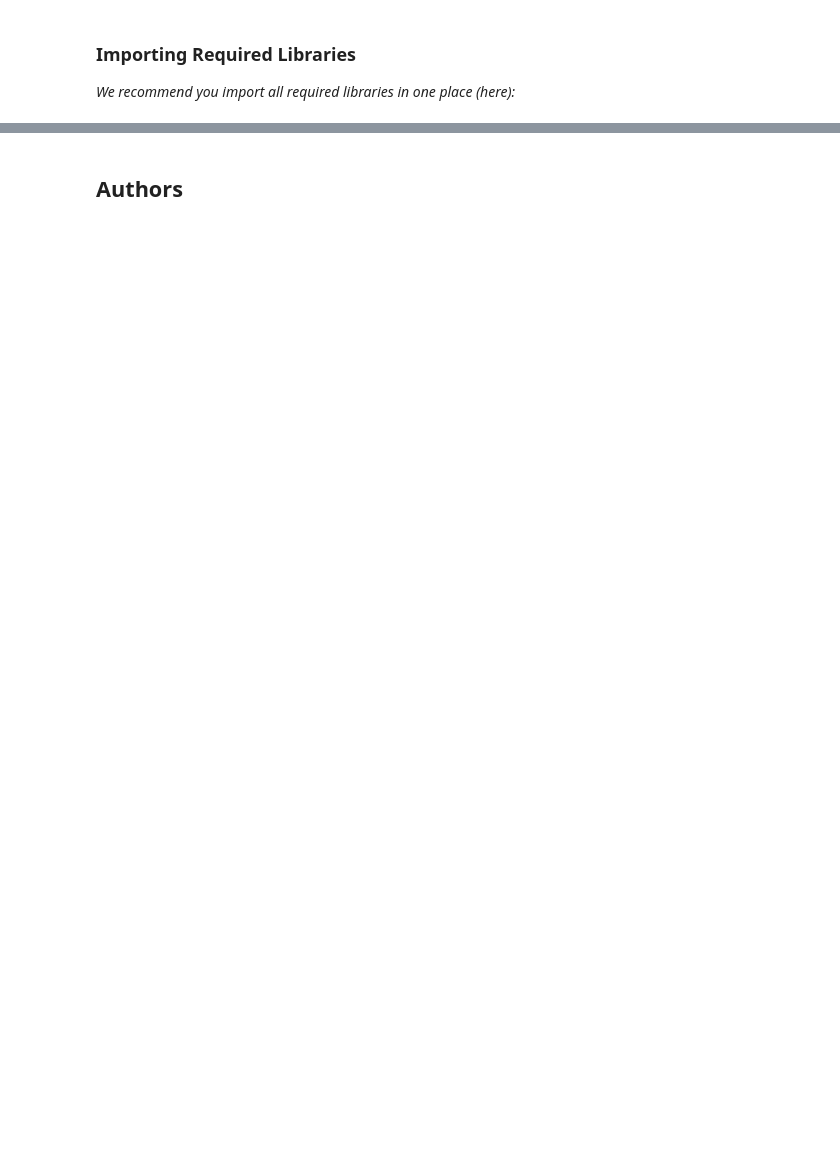
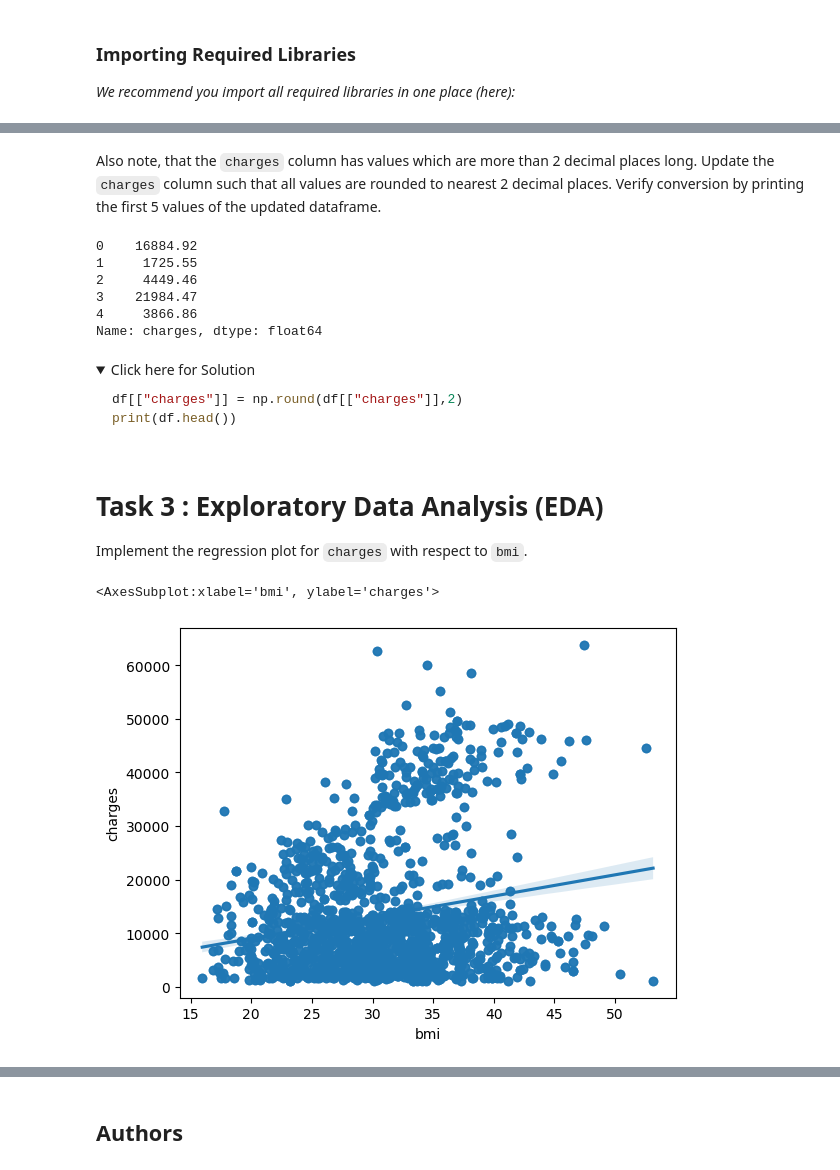
Before and after one commit to zlchang/IBM-ML-Coursera, a Jupyter notebook: practice_project.ipynb, the cells around one changed output, grey strips where cells are left out. Cells and saved outputs as stored; diff of their text form; code cells hidden in the pictures; folded sections open; blank space fills up the shorter version.

````diff
--- a/practice_project.ipynb
+++ b/practice_project.ipynb
@@ -215,0 +205,11 @@ df.to_csv('./Largest_economies.csv')
+# %%
+df['age'] = df['age'].astype('float')
+mean_age = df[['age']].mean(axis=0)
+df['age'] = df['age'].replace(np.nan, mean_age.iloc[0])
+# %%
+smk = df['smoker'].value_counts().index[0]
+#print(smk)
+df['smoker'] = df['smoker'].replace(np.nan, smk)
+# %%
+df['smoker'] = df['smoker'].astype('int64')
+df.info()
@@ -215,0 +251,30 @@ df.to_csv('./Largest_economies.csv')
+# %% [markdown]
+Also note, that the `charges` column has values which are more than 2 decimal places long. Update the `charges` column such that all values are rounded to nearest 2 decimal places. Verify conversion by printing the first 5 values of the updated dataframe.
+# %%
+df['charges'] = round(df['charges'], 2)
+print(df['charges'][0:5])
+# %% [output]
+0    16884.92
+1     1725.55
+2     4449.46
+3    21984.47
+4     3866.86
+Name: charges, dtype: float64
+# %% [markdown]
+<details>
+    <summary>Click here for Solution</summary>
+
+```python
+df[["charges"]] = np.round(df[["charges"]],2)
+print(df.head())
+```
+</details>
+# %% [markdown]
+# Task 3 : Exploratory Data Analysis (EDA)
+
+Implement the regression plot for `charges` with respect to `bmi`.
+# %%
+sns.regplot(data=df, x='bmi', y='charges')
+# %% [output]
+<AxesSubplot:xlabel='bmi', ylabel='charges'>
+[figure, added]
````
Also changed, not shown: parts of 83 cells of this notebook.
